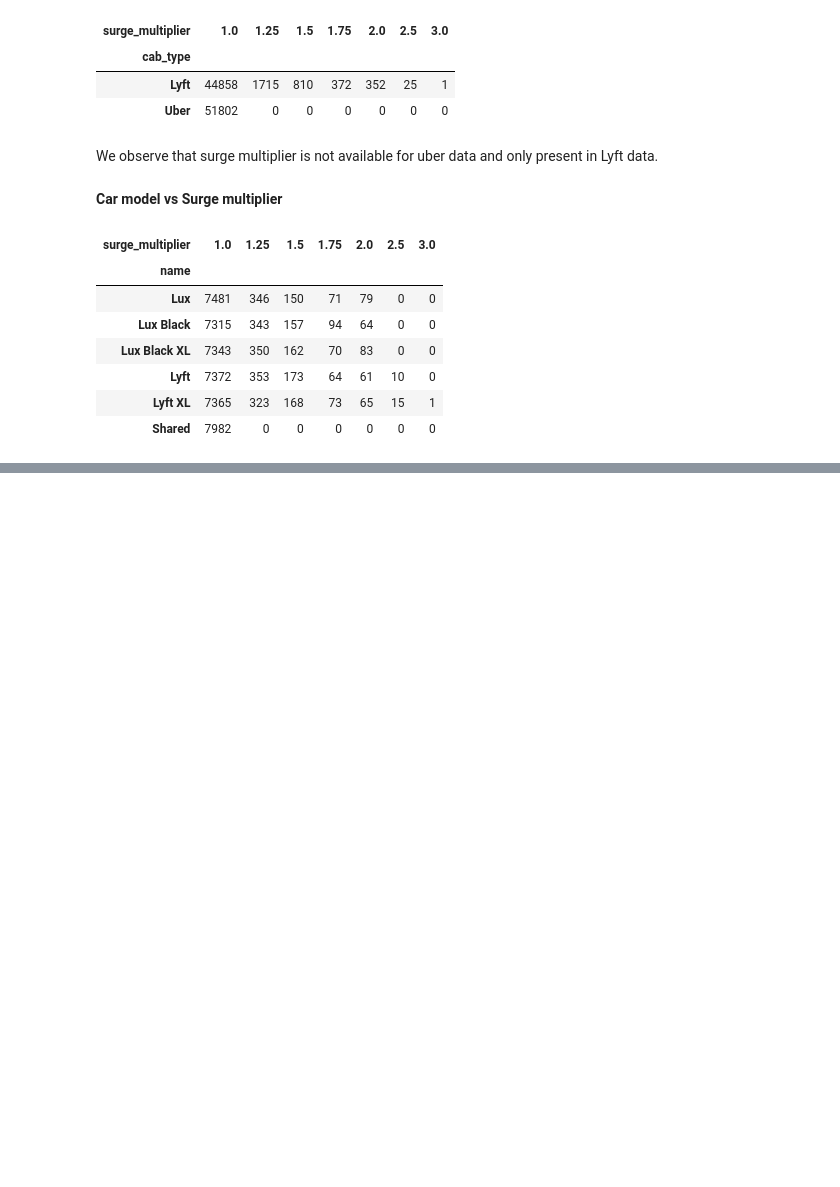
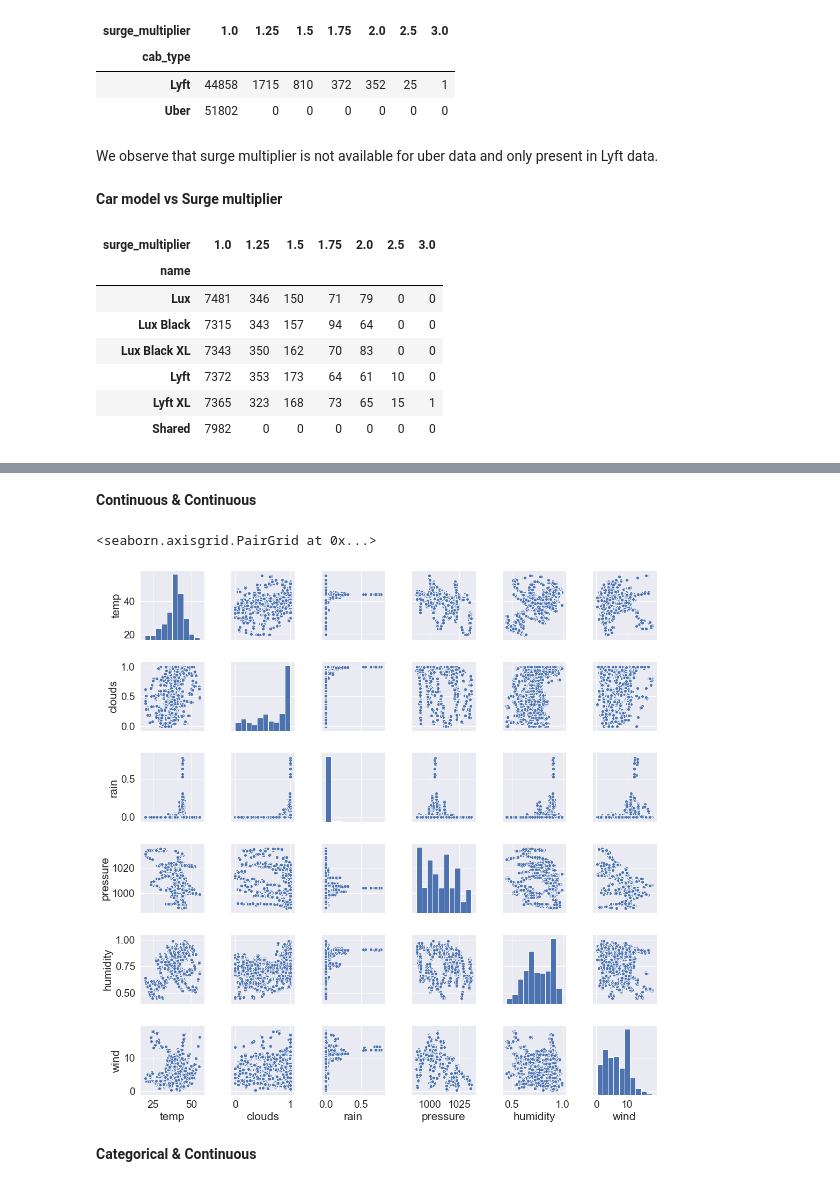
Before and after one commit to hc93/Uber-Lyft-Price-Prediction-With-Surge-Price, a Jupyter notebook: Final project.ipynb, the cells around one changed output, grey strips where cells are left out. Cells and saved outputs as stored; diff of their text form; code cells hidden in the pictures; blank space fills up the shorter version.

```diff
--- a/Final project.ipynb
+++ b/Final project.ipynb
@@ -437,0 +593,9 @@ pd.crosstab(lyft['name'], lyft['surge_multiplier'])
+# %% [markdown]
+**Continuous & Continuous**
+# %%
+sns.pairplot(weather_data[['temp', 'clouds', 'rain', 'pressure', 'humidity', 'wind']])
+# %% [output]
+<seaborn.axisgrid.PairGrid at 0x...>
+[figure, added]
+# %% [markdown]
+**Categorical & Continuous**
```
Also changed, not shown: parts of 60 cells of this notebook.
